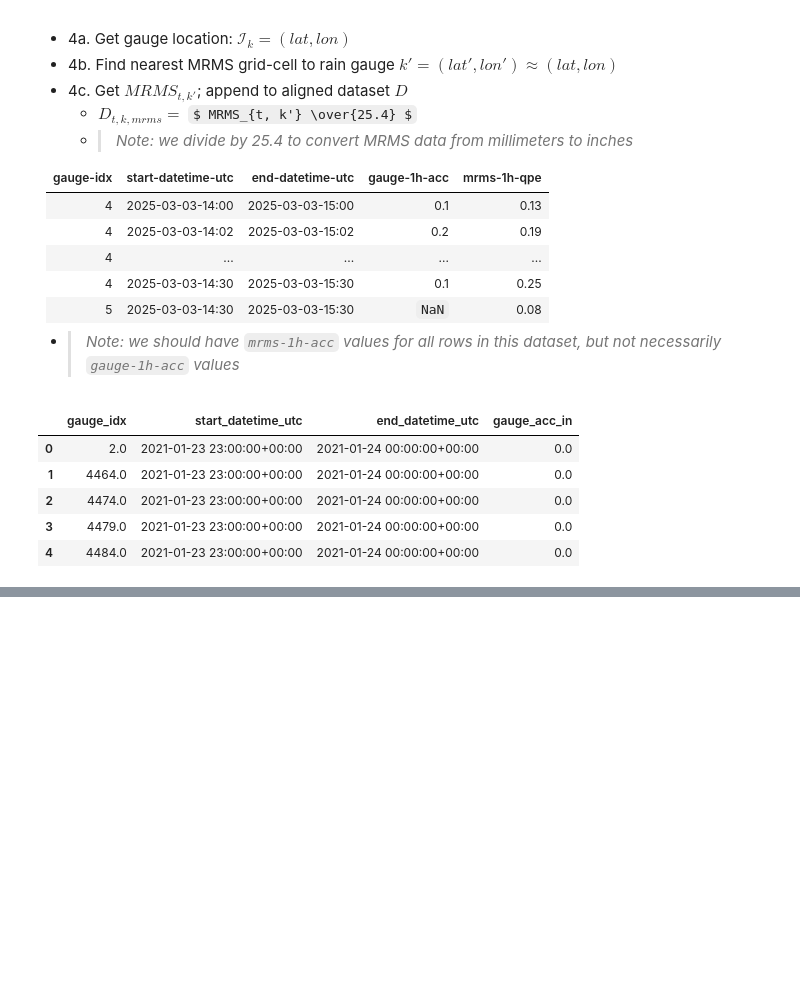
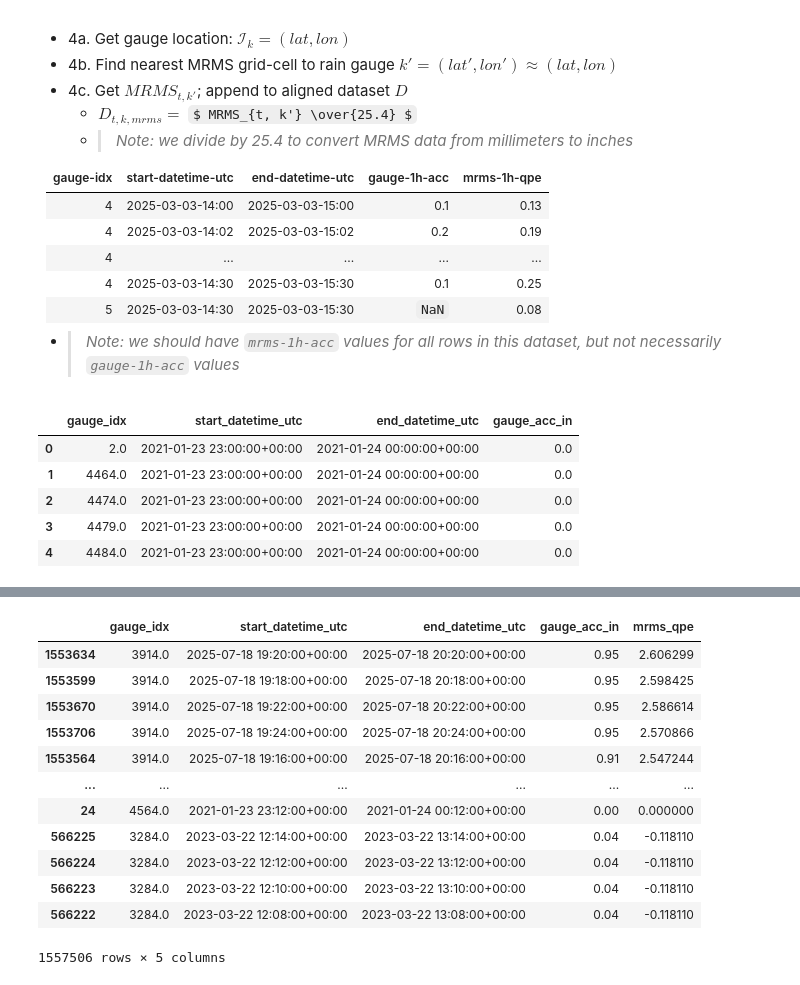
Before and after one commit to leharris3/piml-qpe, a Jupyter notebook: dataset.ipynb, the cells around one changed output, grey strips where cells are left out. Saved outputs shown, nothing was run; the diff lists cells and outputs as text; code cells hidden in the pictures; some formulas as TeX source; blank space fills up the shorter version.

```diff
--- a/dataset.ipynb
+++ b/dataset.ipynb
@@ -576,0 +534,16 @@ for row in tqdm(ckpt_3_df.itertuples(), total=len(ckpt_3_df)):
+# %%
+ckpt_4_df.sort_values("mrms_qpe")[::-1]
+# %% [output]
+|  | gauge_idx | start_datetime_utc | end_datetime_utc | gauge_acc_in | mrms_qpe |
+| 1553634 | 3914.0 | 2025-07-18 19:20:00+00:00 | 2025-07-18 20:20:00+00:00 | 0.95 | 2.606299 |
+| 1553599 | 3914.0 | 2025-07-18 19:18:00+00:00 | 2025-07-18 20:18:00+00:00 | 0.95 | 2.598425 |
+| 1553670 | 3914.0 | 2025-07-18 19:22:00+00:00 | 2025-07-18 20:22:00+00:00 | 0.95 | 2.586614 |
+| 1553706 | 3914.0 | 2025-07-18 19:24:00+00:00 | 2025-07-18 20:24:00+00:00 | 0.95 | 2.570866 |
+| 1553564 | 3914.0 | 2025-07-18 19:16:00+00:00 | 2025-07-18 20:16:00+00:00 | 0.91 | 2.547244 |
+| ... | ... | ... | ... | ... | ... |
+| 24 | 4564.0 | 2021-01-23 23:12:00+00:00 | 2021-01-24 00:12:00+00:00 | 0.00 | 0.000000 |
+| 566225 | 3284.0 | 2023-03-22 12:14:00+00:00 | 2023-03-22 13:14:00+00:00 | 0.04 | -0.118110 |
+| 566224 | 3284.0 | 2023-03-22 12:12:00+00:00 | 2023-03-22 13:12:00+00:00 | 0.04 | -0.118110 |
+| 566223 | 3284.0 | 2023-03-22 12:10:00+00:00 | 2023-03-22 13:10:00+00:00 | 0.04 | -0.118110 |
+| 566222 | 3284.0 | 2023-03-22 12:08:00+00:00 | 2023-03-22 13:08:00+00:00 | 0.04 | -0.118110 |
+1557506 rows × 5 columns
```
Also changed, not shown: parts of 6 cells of this notebook, 2 other files.
